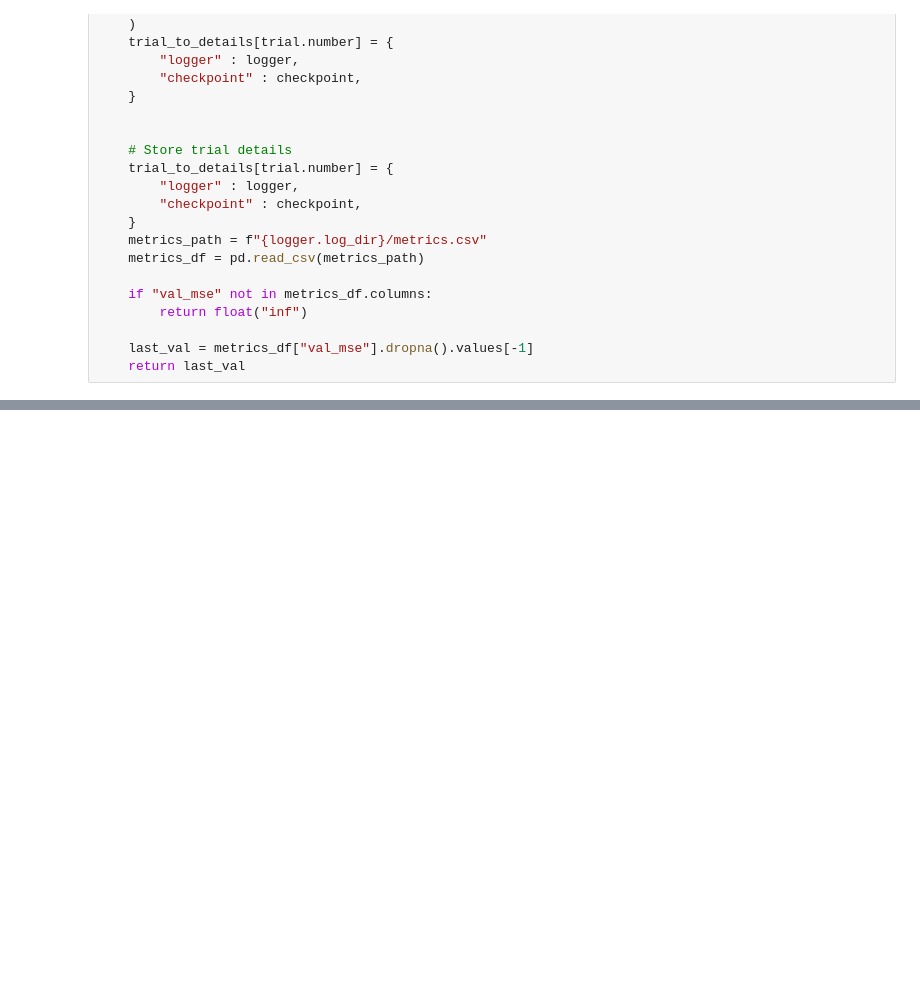
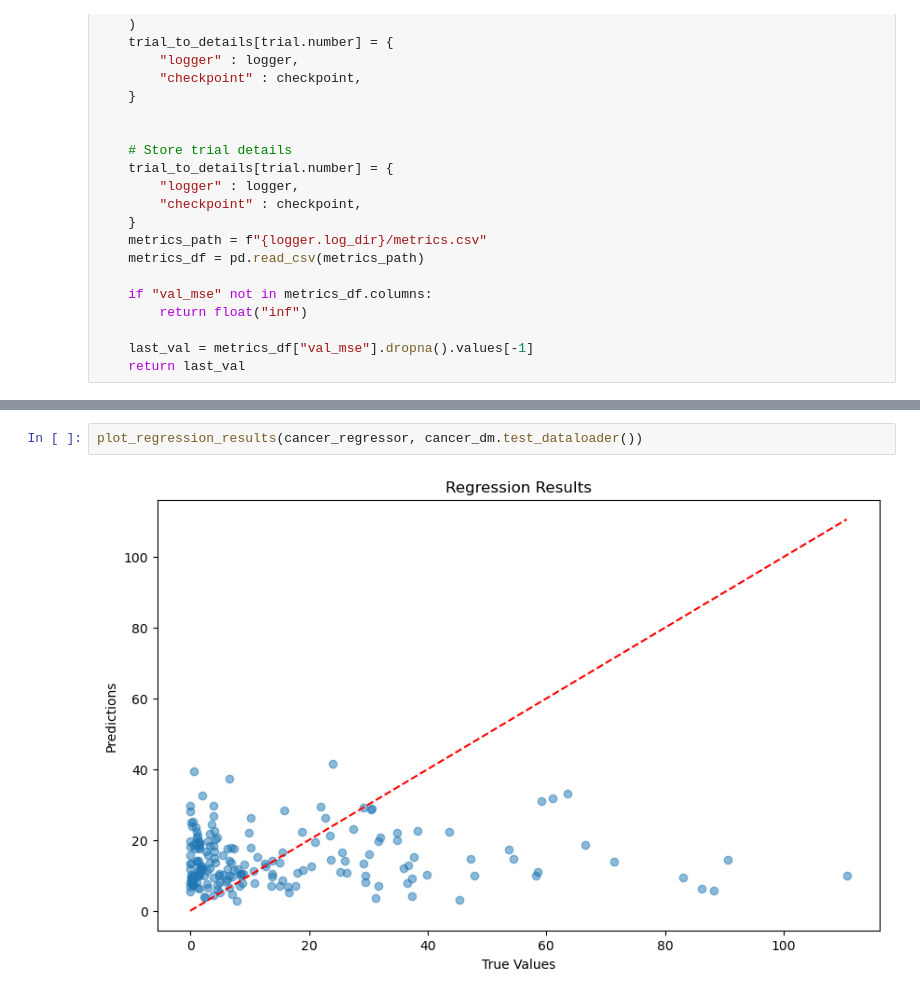
Before and after one commit to jacob-tye/BMI_6114_Project, a Jupyter notebook: analysis/03_dl_analysis.ipynb, the cells around one changed output, grey strips where cells are left out. Cells and saved outputs as stored; diff of their text form; blank space fills up the shorter version.

```diff
--- a/analysis/03_dl_analysis.ipynb
+++ b/analysis/03_dl_analysis.ipynb
@@ -395,0 +462,4 @@ LOCAL_RANK: 0 - CUDA_VISIBLE_DEVICES: [0]
+# %%
+plot_regression_results(cancer_regressor, cancer_dm.test_dataloader())
+# %% [output]
+[figure, added]
```
Also changed, not shown: parts of 8 cells of this notebook, 6 other files.
